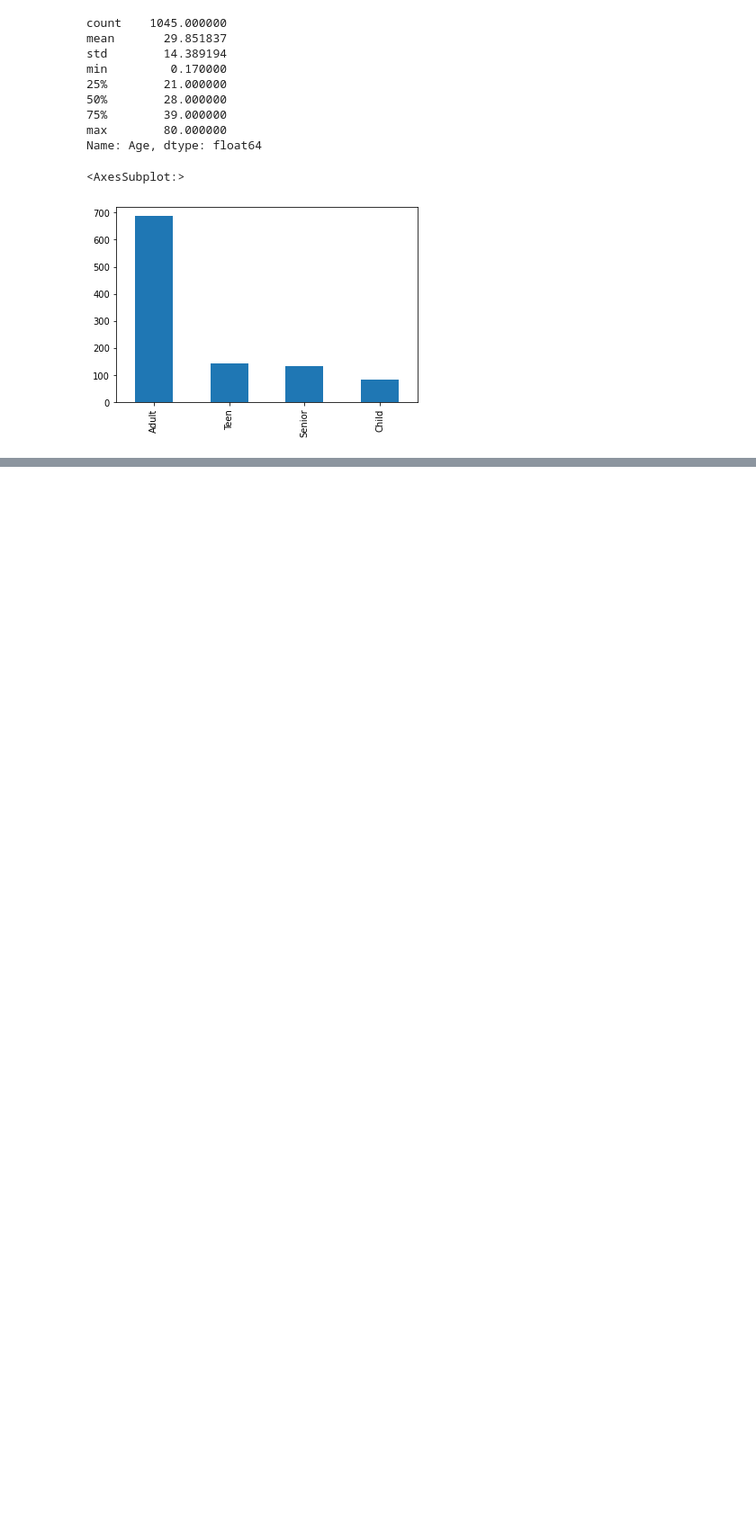
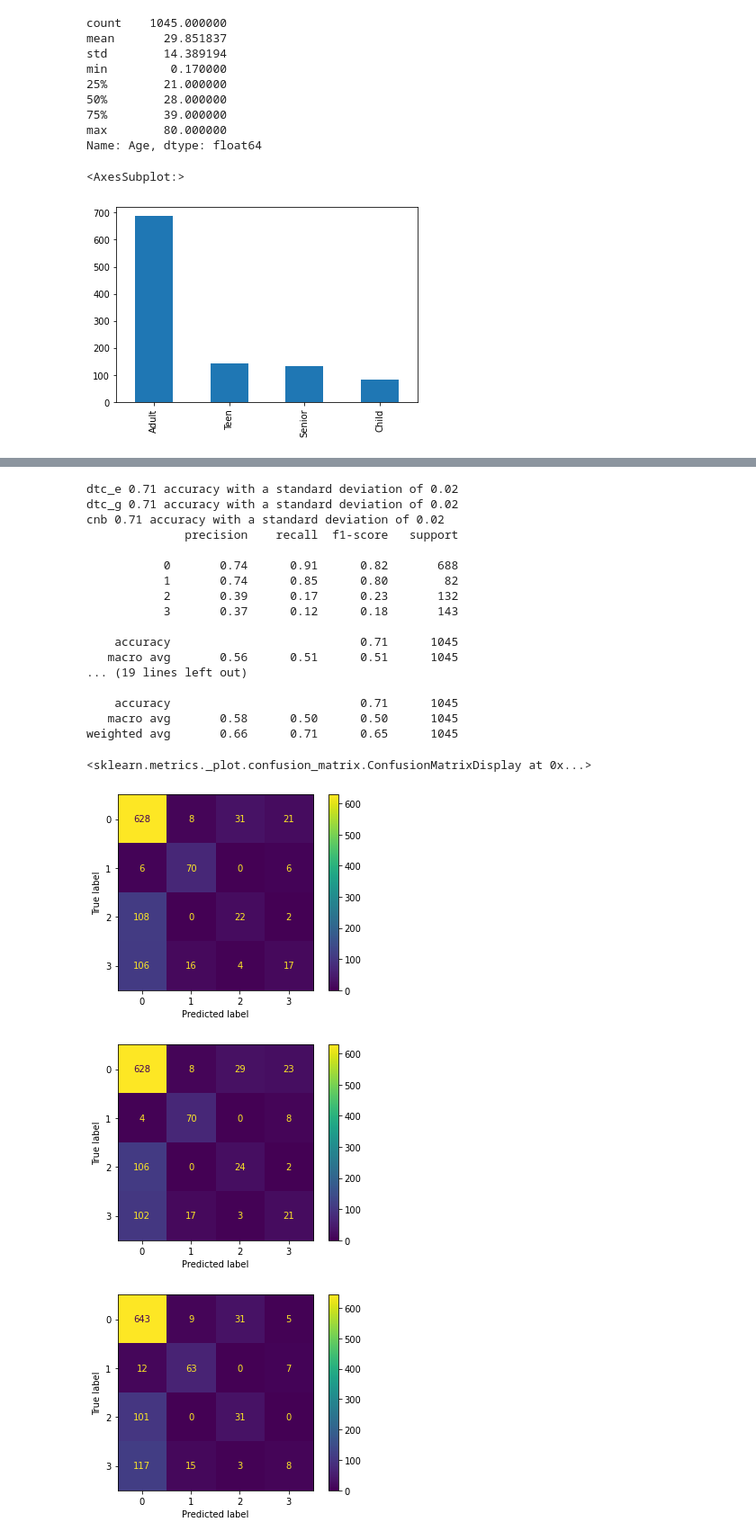
Before and after one commit to sandergs92/dmt-assignment-1, a Jupyter notebook: assignment_2/notebook_2.ipynb, the cells around one changed output, grey strips where cells are left out. Shown at 90% size. Drawn from its saved outputs; the diff is of its cells as text; code cells hidden in the pictures; blank space fills up the shorter version.

Commit message:
Age predictor experiment done

```diff
--- a/assignment_2/notebook_2.ipynb
+++ b/assignment_2/notebook_2.ipynb
@@ -233,0 +251,21 @@ Name: Age, dtype: float64
+# %%
+# Evaluating two models, CategoricalNaiveBayes and CategoricalDecisionTree
+
+# First drop age
+new_df.drop(['Age'],axis=1, inplace=True)
+# Turn AgeGroup into unique label integer
+print(new_df['AgeGroup'].unique())
+new_df['AgeGroup'] = LabelEncoder().fit_transform(new_df['AgeGroup'])
+print(new_df['AgeGroup'].unique())
+# Double check df
+print(new_df.head())
+
+# Preparing data
+X_exp = new_df.iloc[:,0:6]
+y_exp = new_df.iloc[:, 6]
+X_exp.head(), y_exp.head()
+
+# Initialize models
+dtc_e = tree.DecisionTreeClassifier(criterion='entropy')
+dtc_g = tree.DecisionTreeClassifier(criterion='gini')
+cnb = CategoricalNB(min_categories=X_exp.nunique() + 2)
@@ -233,0 +282,44 @@ Name: Age, dtype: float64
+# %%
+# Cross-validate (stratified k fold) scores each model
+scores_dtc_e = cross_val_score(dtc_e, X_exp, y_exp, cv=5)
+scores_dtc_g = cross_val_score(dtc_g, X_exp, y_exp, cv=5)
+scores_cnb = cross_val_score(cnb, X_exp, y_exp, cv=5)
+
+print("dtc_e %0.2f accuracy with a standard deviation of %0.2f" % (scores_dtc_e.mean(), scores_dtc_e.std()))
+print("dtc_g %0.2f accuracy with a standard deviation of %0.2f" % (scores_dtc_g.mean(), scores_dtc_g.std()))
+print("cnb %0.2f accuracy with a standard deviation of %0.2f" % (scores_cnb.mean(), scores_cnb.std()))
+
+pred_dtc_e = cross_val_predict(dtc_e, X_exp, y_exp, cv=5)
+pred_dtc_g = cross_val_predict(dtc_g, X_exp, y_exp, cv=5)
+pred_cnb = cross_val_predict(cnb, X_exp, y_exp, cv=5)
+
+print(classification_report(y_exp, pred_dtc_e))
+ConfusionMatrixDisplay.from_predictions(y_exp, pred_dtc_e)
+
+print(classification_report(y_exp, pred_dtc_g))
+ConfusionMatrixDisplay.from_predictions(y_exp, pred_dtc_g)
+
+print(classification_report(y_exp, pred_cnb))
+ConfusionMatrixDisplay.from_predictions(y_exp, pred_cnb)
+# %% [output]
+dtc_e 0.71 accuracy with a standard deviation of 0.02
+dtc_g 0.71 accuracy with a standard deviation of 0.02
+cnb 0.71 accuracy with a standard deviation of 0.02
+              precision    recall  f1-score   support
+
+           0       0.74      0.91      0.82       688
+           1       0.74      0.85      0.80        82
+           2       0.39      0.17      0.23       132
+           3       0.37      0.12      0.18       143
+
+    accuracy                           0.71      1045
+   macro avg       0.56      0.51      0.51      1045
+... (19 lines left out)
+
+    accuracy                           0.71      1045
+   macro avg       0.58      0.50      0.50      1045
+weighted avg       0.66      0.71      0.65      1045
+<sklearn.metrics._plot.confusion_matrix.ConfusionMatrixDisplay at 0x...>
+[figure, added]
+[figure, added]
+[figure, added]
```
Also changed, not shown: parts of 3 cells of this notebook.
